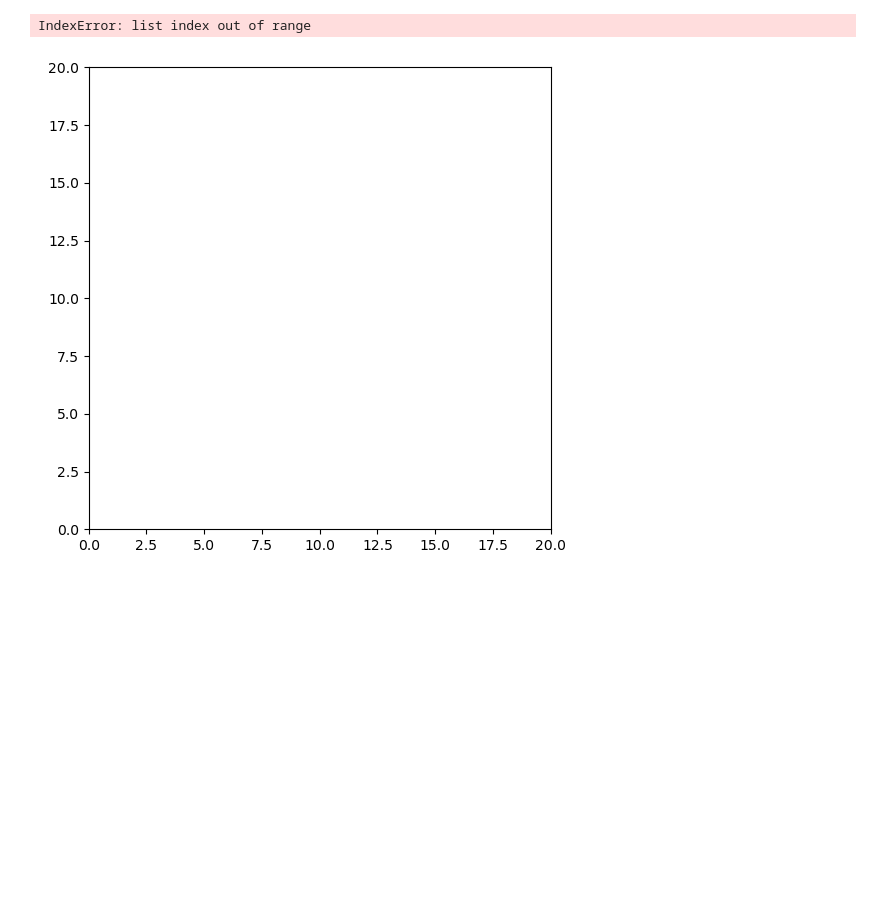
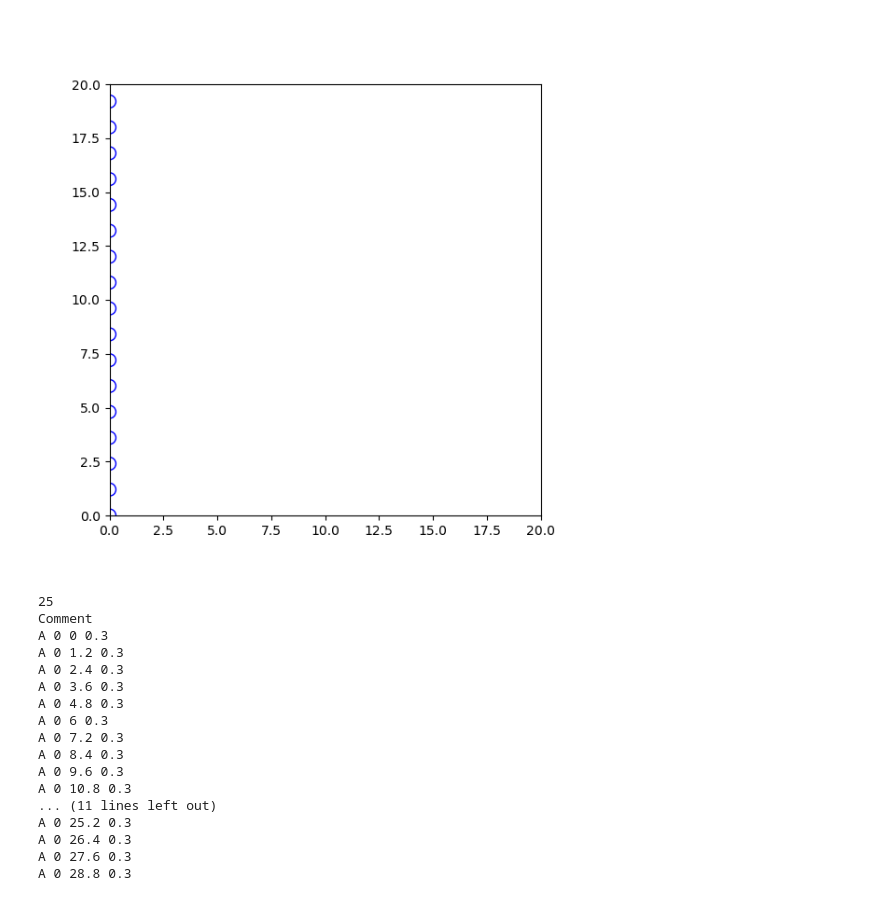
Before and after one commit to coolbossman/Minimal-Disks-Sim, a Jupyter notebook: view.ipynb, the cells around one changed output. Saved outputs shown, nothing was run; the diff lists cells and outputs as text; code cells hidden in the pictures; blank space fills up the shorter version.

```diff
--- a/view.ipynb
+++ b/view.ipynb
@@ -8,32 +8,52 @@ import glob
 from matplotlib.patches import Circle
 
 files = glob.glob("confs/c*")
 filenames = sorted(files, key=lambda x: int(x.split("/conf")[1]))
 
 fig, ax = plt.subplots(figsize=(6,6))
 ax.set(xlim=(0, 20), ylim=(0, 20), aspect='equal')
 
 # List to hold the circle patches (assume number of circles remains constant)
 circles = []
 
 # Initialize the first frame
 data = np.loadtxt(filenames[0], skiprows=2, usecols=[1,2,3])
 for x, y, r in data:
     circle = Circle((x, y), r, edgecolor='b', facecolor='none')
     circles.append(circle)
     ax.add_patch(circle)
 
 def update(frame):
     # Load new data for the frame
     data = np.loadtxt(filenames[frame], skiprows=2, usecols=[1,2,3])
     for patch, (x, y, r) in zip(circles, data):
         # Update circle position and radius
         patch.center = (x, y)
         patch.set_radius(r)
     return circles
 
 ani = FuncAnimation(fig, update, frames=len(filenames), blit=True)
 plt.show()
+
+# Check the first few lines of a config file
+with open(filenames[0], 'r') as f:
+    print(f.read(10000))
 # %% [output]
+[figure, new version]
-IndexError: list index out of range
+25
+Comment
+A 0 0 0.3
+A 0 1.2 0.3
+A 0 2.4 0.3
+A 0 3.6 0.3
+A 0 4.8 0.3
+A 0 6 0.3
+A 0 7.2 0.3
+A 0 8.4 0.3
+A 0 9.6 0.3
+A 0 10.8 0.3
+... (11 lines left out)
+A 0 25.2 0.3
+A 0 26.4 0.3
+A 0 27.6 0.3
+A 0 28.8 0.3
-[figure, old version]
```
Also changed, not shown: 4 other files.
